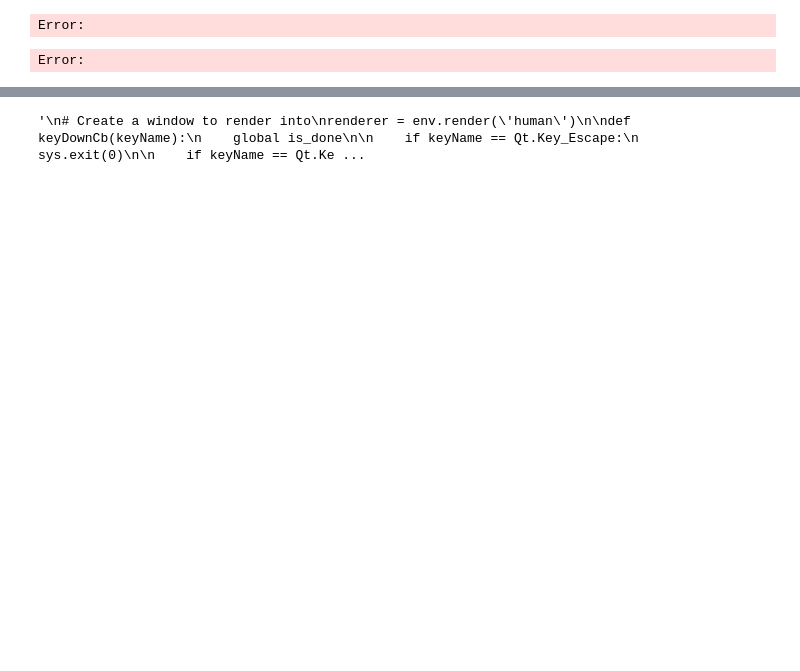
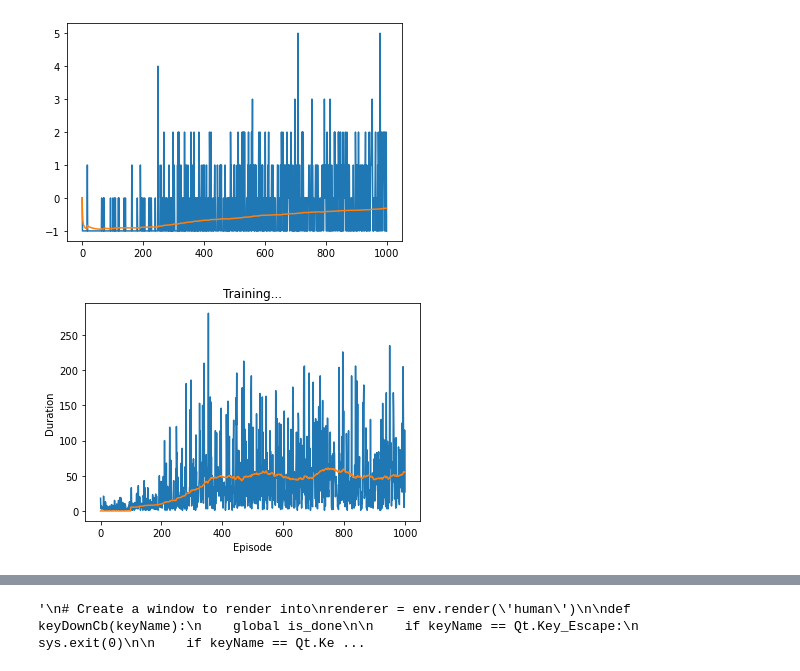
Before and after one commit to MaltheT/dl-project-grp21, a Jupyter notebook: src/snake_trainer.ipynb, the cells around one changed output, grey strips where cells are left out. Saved outputs shown, nothing was run; the diff lists cells and outputs as text; code cells hidden in the pictures; blank space fills up the shorter version.

Commit message:
new model

```diff
--- a/src/snake_trainer.ipynb
+++ b/src/snake_trainer.ipynb
@@ -130,16 +127,20 @@ class DQN_linear(nn.Module):
         x = x.to(device)
         x = self.flatten(x)
         return self.linear_relu_stack(x)
+# %%
+""" Hyperparameters """
+BATCH_SIZE = 128
+GAMMA = 0.99
+EPS_START = 0.9
+EPS_END = 0.05
+EPS_DECAY = 200
+TARGET_UPDATE = 100
+learning_rate = 1e-4  # learning rate (default: 1e-4)
+decay_rate = 0.99 # decay rate for RMSprop (default: 0.99)
+num_episodes = 1000
+MEMORY_SIZE = 10000
 # %%
-BATCH_SIZE = 128
-GAMMA = 0.99
-EPS_START = 0.9
-EPS_END = 0.05
-EPS_DECAY = 200
-TARGET_UPDATE = 100
-learning_rate = 1e-4  # learning rate (default: 1e-4)
-decay_rate = 0.99 # decay rate for RMSprop (default: 0.99)
-test = False # whether to test the trained model or keep training
+""" Network initialization """
 
 # Get screen size so that we can initialize layers correctly based on shape
 # returned from AI gym. Typical dimensions at this point are close to 3x40x90
@@ -149,20 +150,21 @@ test = False # whether to test the trained model or keep training
 # Get number of actions from gym action space
 n_actions = env.action_space.n
 
+""" Initialize policy net and target net """
 policy_net = DQN_linear(n_actions).to(device)
 target_net = DQN_linear(n_actions).to(device)
 target_net.load_state_dict(policy_net.state_dict())
 target_net.eval()
 
-"""adding learning rate and decay rate"""
+""" Optimizer """
 #optimizer = optim.RMSprop(policy_net.parameters(), lr=learning_rate, weight_decay=decay_rate)
 #optimizer = optim.RMSprop(policy_net.parameters())
 optimizer = optim.Adam(policy_net.parameters())
-# )
-memory = ReplayMemory(10000)
 
-steps_done = 1000
+""" Initialize experince memory """
+memory = ReplayMemory(MEMORY_SIZE)
 
+steps_done = 0
 
 def select_action(state):
     global steps_done
@@ -257,11 +261,10 @@ def optimize_model():
         param.grad.data.clamp_(-1, 1)
     optimizer.step()
 # %%
-
+""" Training """
 
 num_model = 1
 save_path = 'models/snakeai'+str(num_model)+'.pkl'
-num_episodes = 1000
 
 #env = gym.wrappers.RecordVideo(env, 'video', episode_trigger = lambda x: x % 10 == 0)
 
@@ -274,7 +277,9 @@ for i_episode in range(num_episodes):
     episode_reward = 0
 
     if i_episode % 100 == 0 and i_episode != 0:
-        print("playing episode: ", i_episode,"/",num_episodes, " mean loss => ", mean_loss[-1])
+        print("playing episode: ", i_episode,"/",num_episodes,
+        " mean loss => ", round(mean_loss[-1],4),
+        "mean reward => ", round(mean_rewards[-1], 4))
 
     # Initialize the environment and state
     env.reset()
@@ -311,8 +316,8 @@ for i_episode in range(num_episodes):
 
         if done:
             rewards.append(episode_reward.item())
+            mean_rewards.append(np.mean(rewards))
             episode_durations.append(t + 1)
-            #plot_durations()
             break
 
         # Update the target network, copying all weights and biases in DQN
@@ -324,7 +329,7 @@ print('Complete')
 #env.render()
 env.close()
 plt.plot(rewards)
-
+plt.plot(mean_rewards)
 plt.ioff()
 plt.show()
 plot_durations()
@@ -335,4 +347,4 @@ playing episode:  300 / 1000  mean loss =>  0.0037478735
-Error:
-Error:
+[figure, added]
+[figure, added]
 # %%
 plt.plot(losses)
```
Also changed, not shown: parts of 7 cells of this notebook, 22 other files.
